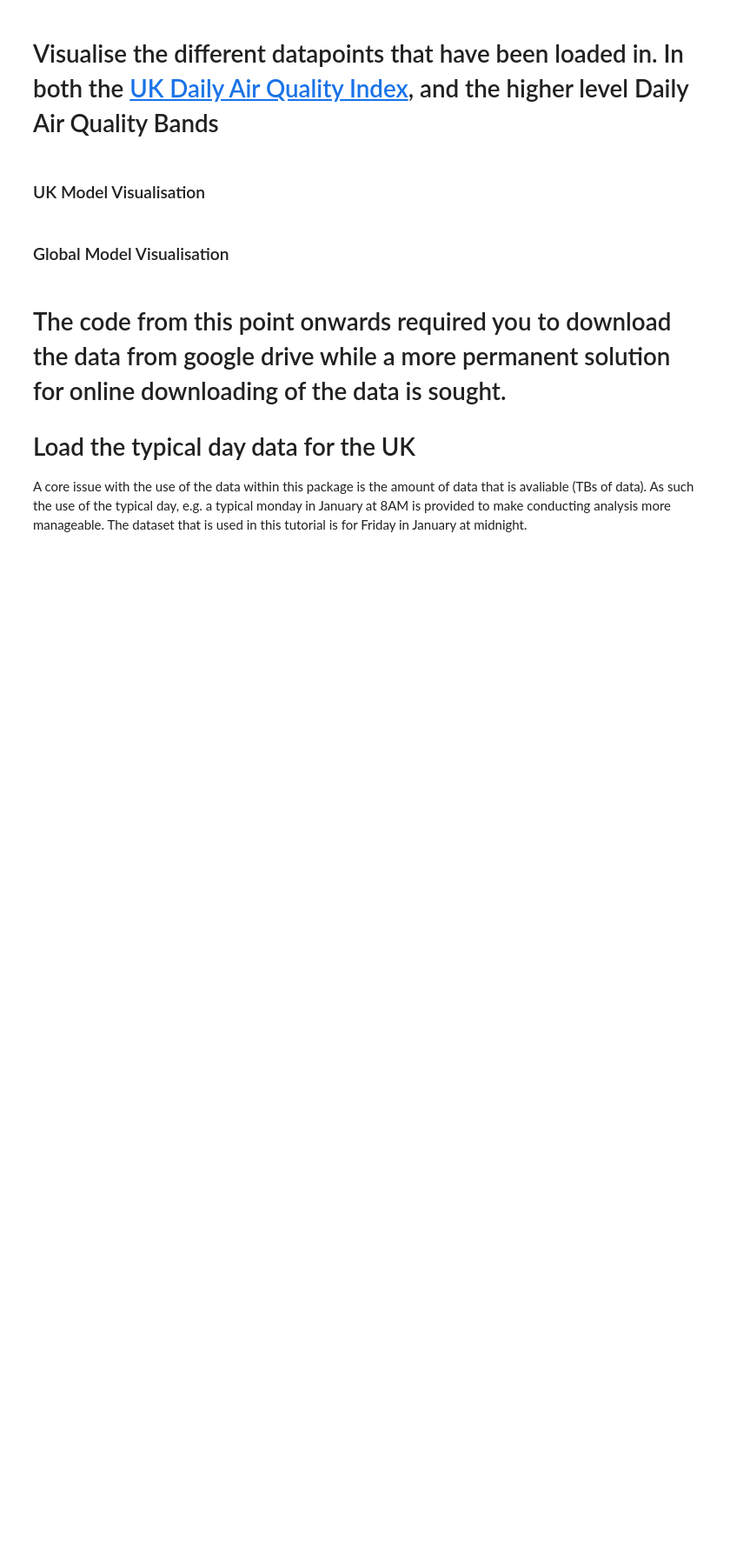
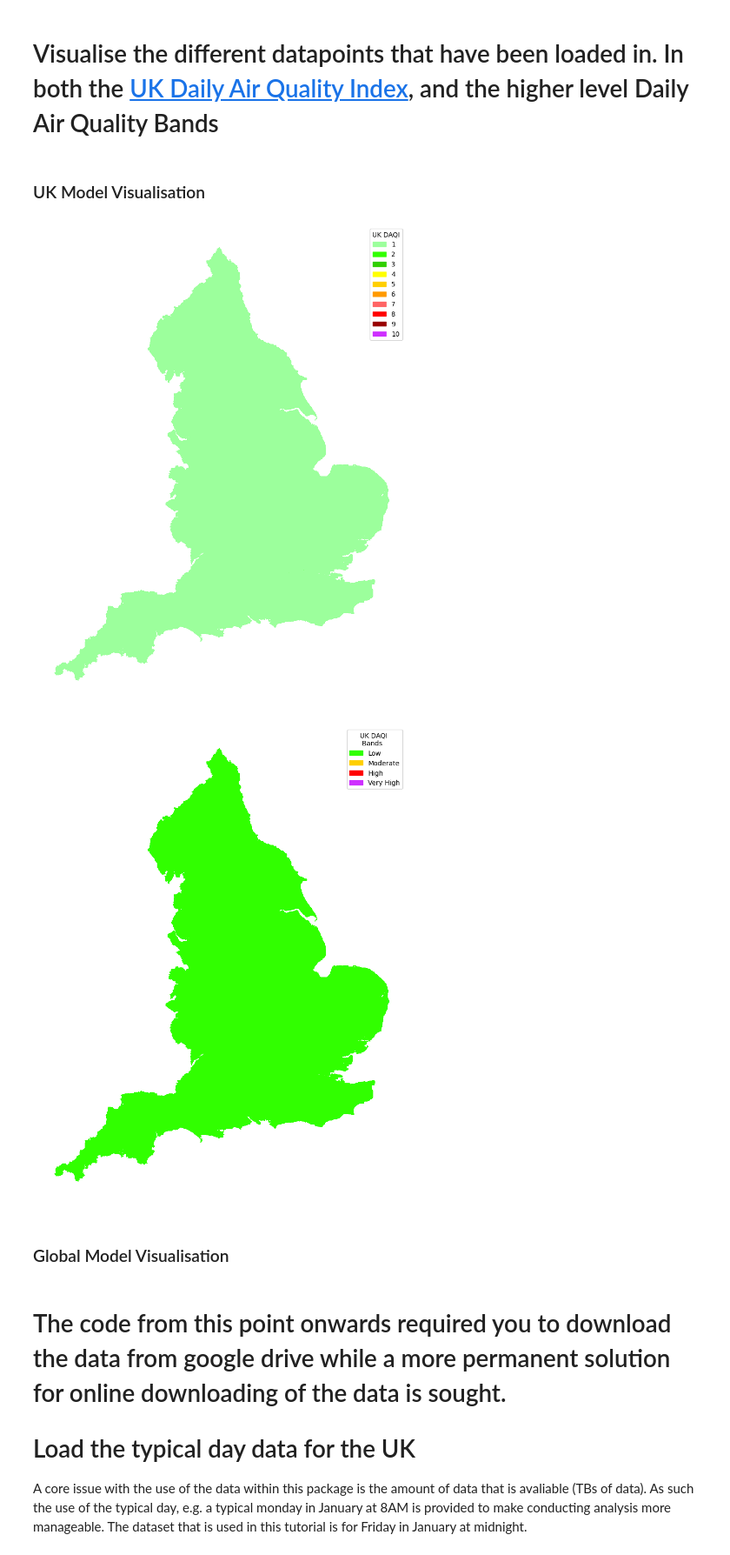
Before and after one commit to berrli/Environmental-Insights, a Jupyter notebook: tutorial_environmental_insights.ipynb, the cells around one changed output. Shown at 87% size. Saved outputs shown, nothing was run; the diff lists cells and outputs as text; code cells hidden in the pictures; blank space fills up the shorter version.

Commit message:
Refactor based on CEDA data upload

```diff
--- a/tutorial_environmental_insights.ipynb
+++ b/tutorial_environmental_insights.ipynb
@@ -48,16 +122,32 @@ For the England model the outputs produced are at the hourly level across all of
 # %%
 # The format for the UK dataset is year-month-day HourMinuteSecond
 
-uk_complete_dataset = (
+uk_dataset_input = (
     ei_data.air_pollution_concentration_complete_set_real_time_united_kingdom(
-        "2018-01-01 080000"
+        "2018-01-01_080000", "Input"
     )
+)
+uk_dataset_output = (
+    ei_data.air_pollution_concentration_complete_set_real_time_united_kingdom(
+        "2018-01-01_080000", "Output"
+    )
+)
+
+# find the set of column names they share
+common_cols = uk_dataset_input.columns.intersection(uk_dataset_output.columns).tolist()
+
+# do an inner merge on *all* of those columns
+uk_complete_dataset = pd.merge(
+    uk_dataset_input,
+    uk_dataset_output,
+    on=common_cols,
+    suffixes=('_input', '_output')  # in case there are any other overlapping column names
 )
 display(uk_complete_dataset)
 
 uk_single_datapoint = (
     ei_data.air_pollution_concentration_nearest_point_real_time_united_kingdom(
-        51.5, 0.12, "2018-01-01 080000", uk_grids
+        51.5, 0.12, "2018-01-01_080000", uk_grids
     )
 )
 display(uk_single_datapoint)
@@ -86,3 +176,24 @@ ei_air_pollution_functions.visualise_air_pollution_daily_air_quality_bands(
+# %%
+air_pollution_DF_daily_air_quality_index_uk = ei_air_pollution_functions.air_pollution_concentrations_to_UK_daily_air_quality_index(
+    uk_complete_dataset, "no2", "no2_Prediction_Mean"
+)
+air_pollution_DF_daily_air_quality_index_uk = uk_grids.merge(
+    air_pollution_DF_daily_air_quality_index_uk, on="UK_Model_Grid_ID"
+)
+
+ei_air_pollution_functions.visualise_air_pollution_daily_air_quality_index(
+    air_pollution_DF_daily_air_quality_index_uk,
+    "no2 AQI",
+    "uk_2018_01_01_080000_air_quality_index",
+)
+ei_air_pollution_functions.visualise_air_pollution_daily_air_quality_bands(
+    air_pollution_DF_daily_air_quality_index_uk,
+    "no2 Air Quality Index AQI Band",
+    "uk_2018_01_01_080000_air_quality_bands",
+)
+# %% [output]
+[figure, added]
+[figure, added]
 # %% [markdown]
 ### Global Model Visualisation
 # %%
```
Also changed, not shown: parts of 24 cells of this notebook, 22 other files.
